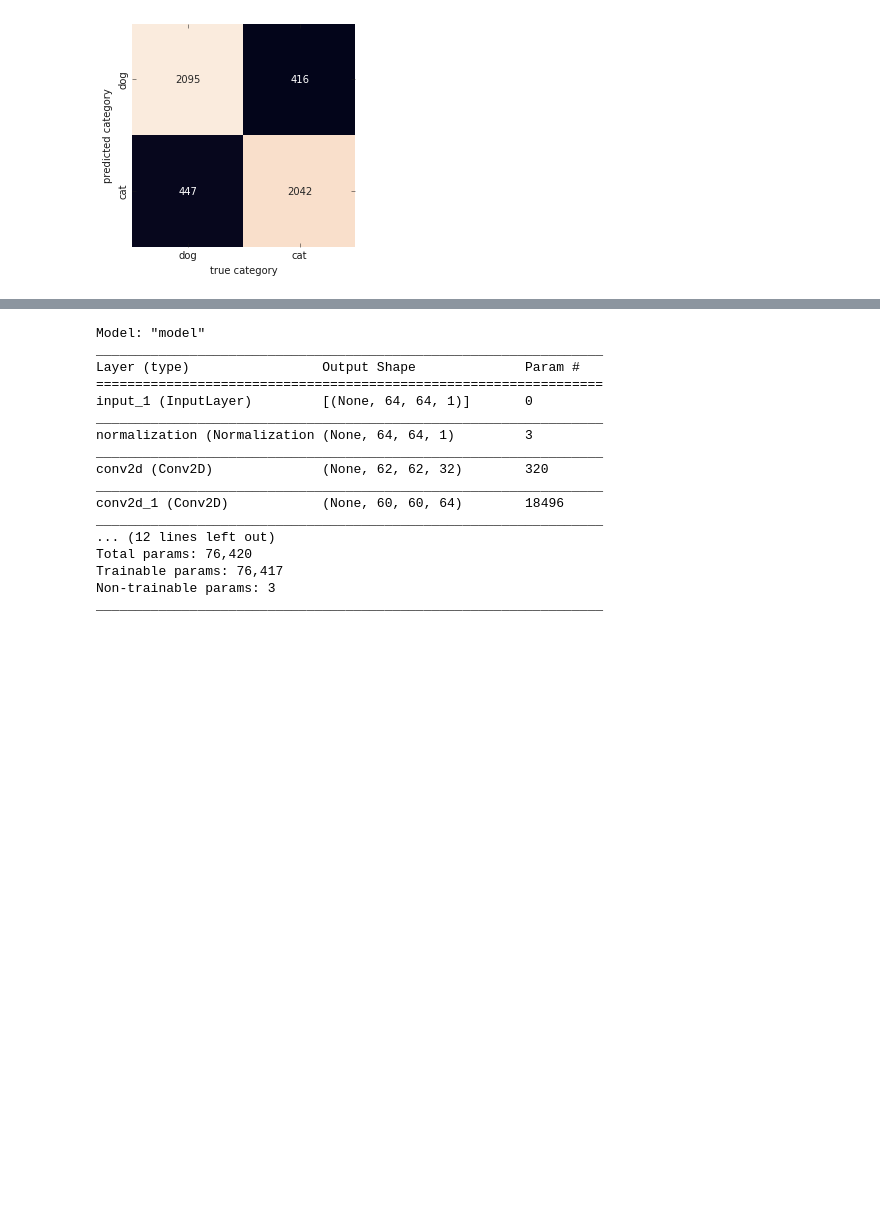
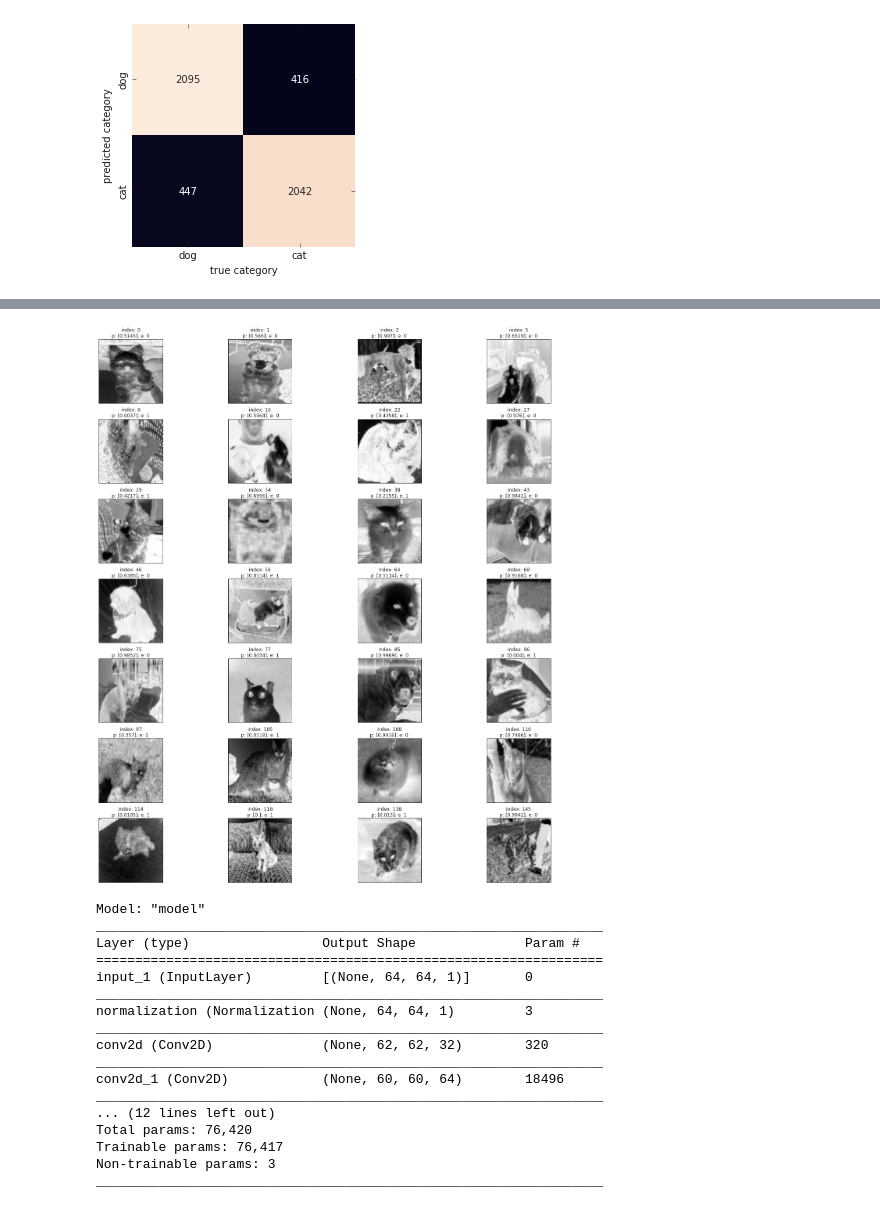
Before and after one commit to robbedec/bachproef-automl, a Jupyter notebook: notebooks/autokeras-v2.ipynb, the cells around one changed output, grey strips where cells are left out. Saved outputs shown, nothing was run; the diff lists cells and outputs as text; code cells hidden in the pictures; blank space fills up the shorter version.

Commit message:
Show some invalid predictions

```diff
--- a/notebooks/autokeras-v2.ipynb
+++ b/notebooks/autokeras-v2.ipynb
@@ -244,3 +221,22 @@ plt.ylabel('predicted category')
 # %% [output]
 Text(90.80000000000001, 0.5, 'predicted category')
 [figure]
+# %%
+instances = 0
+correct_ones = 0
+
+images = x_test * 255
+images = images.reshape(5000,64, 64)
+incorrect_predictions = []
+
+for i in range(0, len(predictions)):
+    if i < 5:
+        print("Prediction: ", predictions[i], ", Actual: ", y_test[i])
+    if predictions[i].round() == y_test[i]:
+        correct_ones += 1
+    else:
+        incorrect_predictions.append((i, images[i], predictions[i].round(4), y_test[i]))
+    instances += 1
+
+print('\nMade {amountPred} predictions. {amountCorrect} of those are correct. Approximately {percentage}%.'
+      .format(amountPred=instances, amountCorrect=correct_ones, percentage=round((correct_ones/instances) * 100)))
@@ -247,3 +251,19 @@ Text(90.80000000000001, 0.5, 'predicted category')
+# %%
+# Show images that are classified to the wrong class
+# Dog = 0, Cat = 1
+%matplotlib inline
+
+figure, axes = plt.subplots(nrows=7, ncols=4, figsize=(20,20))
+
+for axes, item in zip(axes.ravel(), incorrect_predictions):
+    index, image, predicted, expected = item
+    axes.imshow(image, cmap=plt.cm.gray_r)
+    axes.set_xticks([])
+    axes.set_yticks([])
+    axes.set_title(f'index: {index}\np: {predicted}; e: {expected}')
+plt.tight_layout()
+# %% [output]
+[figure, added]
 # %%
 model.summary()
 # %% [output]
```
Also changed, not shown: parts of 8 cells of this notebook.
